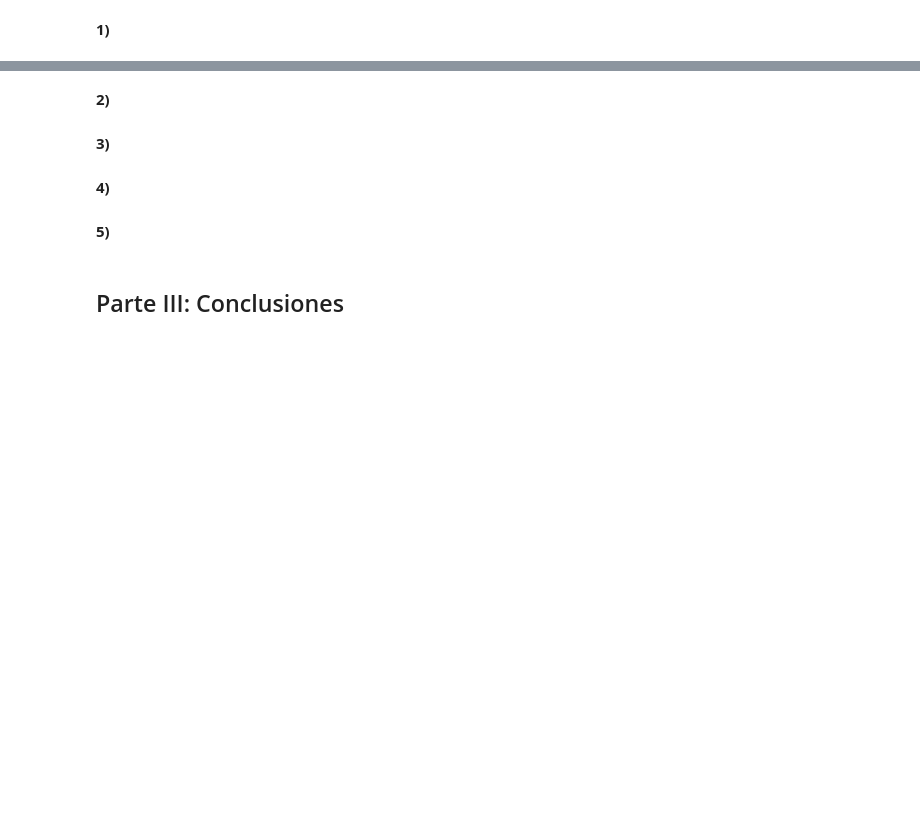
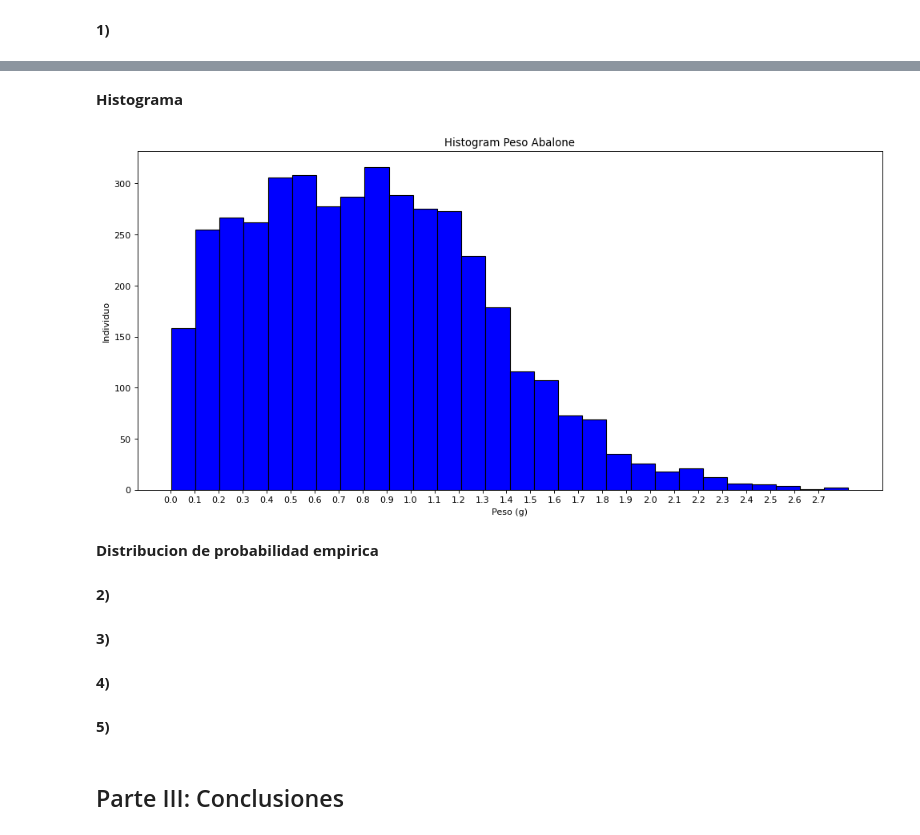
Before and after one commit to Spun1/INFO-274, a Jupyter notebook: PROYECTO/ProyectoUnidad1.ipynb, the cells around one changed output, grey strips where cells are left out. Cells and saved outputs as stored; diff of their text form; code cells hidden in the pictures; blank space fills up the shorter version.

```diff
--- a/PROYECTO/ProyectoUnidad1.ipynb
+++ b/PROYECTO/ProyectoUnidad1.ipynb
@@ -269,0 +276,2 @@ link: https://archive.ics.uci.edu/ml/datasets/Abalone
+# %%
+datos = abalone['Peso entero(g)']
@@ -270,3 +290,19 @@ link: https://archive.ics.uci.edu/ml/datasets/Abalone
+# %% [markdown]
+**Histograma**
+# %%
+fig, ax = plt.subplots(1, 1,figsize=(15, 7), dpi=80)
+
+# Make the histogram using matplotlib, bins must be integet
+ax.hist(datos, color = 'blue',edgecolor='black', bins=(28))
+
+plt.title('Histogram Peso Abalone')
+plt.xlabel('Peso (g)'); plt.ylabel('Individuo');
+plt.xticks(np.arange(0, 2.8, 0.1))
+plt.show()
+# %% [output]
+[figure, added]
+# %% [markdown]
+**Distribucion de probabilidad empirica**
 # %% [markdown]
 **2)**
 # %% [markdown]
```
Also changed, not shown: parts of 7 cells of this notebook, 1 other file.
